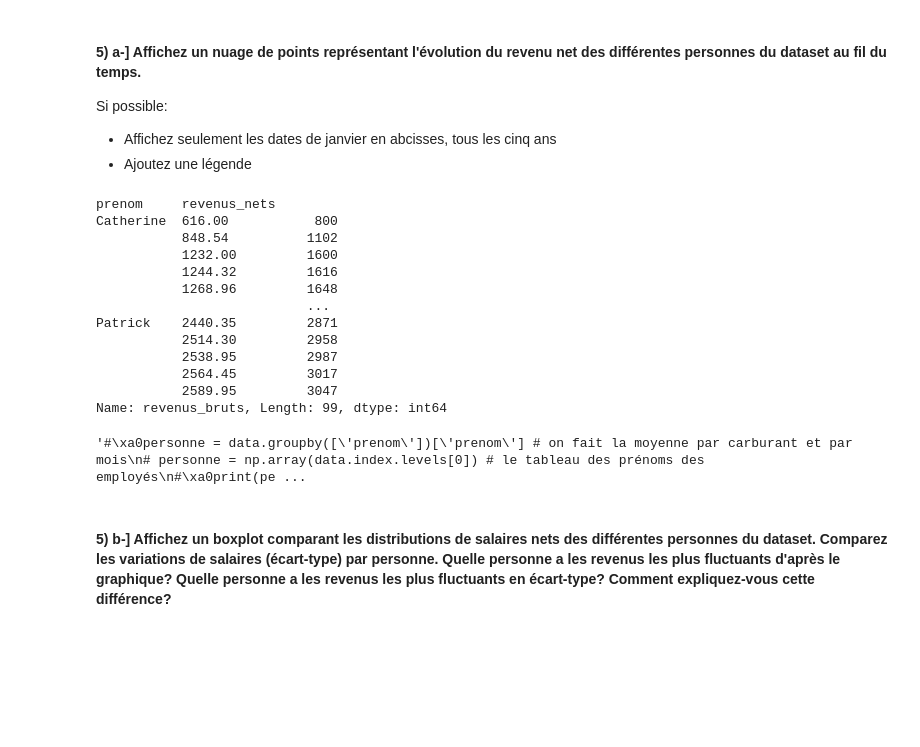
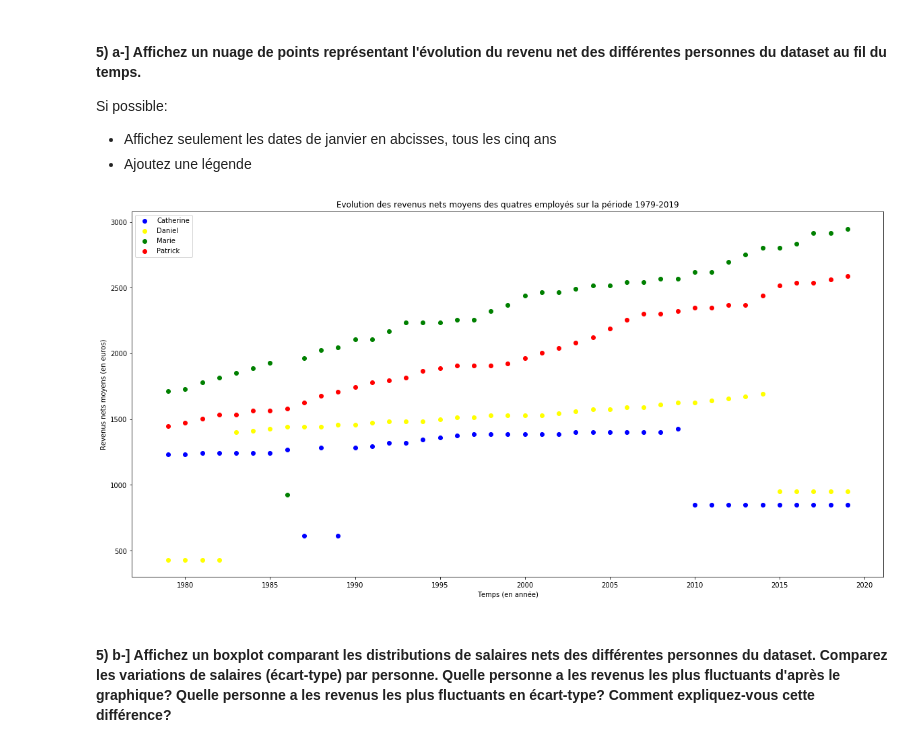
Before and after one commit to LomigFR/M2_CCN_MPS_TP5_salaires_employes, a Jupyter notebook: M2_CCN_G_COLLET_MPS_TP_NOTE_REVENUS_EMPLOYES.ipynb, the cells around one changed output. Drawn from its saved outputs; the diff is of its cells as text; code cells hidden in the pictures; blank space fills up the shorter version.

```diff
--- a/M2_CCN_G_COLLET_MPS_TP_NOTE_REVENUS_EMPLOYES.ipynb
+++ b/M2_CCN_G_COLLET_MPS_TP_NOTE_REVENUS_EMPLOYES.ipynb
@@ -226,39 +223,3 @@ print(ajout_date_complete(data))
 Si possible:
 - Affichez seulement les dates de janvier en abcisses, tous les cinq ans
 - Ajoutez une légende
-# %%
-temp = data.groupby(['prenom', 'revenus_nets'])['revenus_bruts'].mean()
-print(temp)
-# %% [output]
-prenom     revenus_nets
-Catherine  616.00           800
-           848.54          1102
-           1232.00         1600
-           1244.32         1616
-           1268.96         1648
-                           ...
-Patrick    2440.35         2871
-           2514.30         2958
-           2538.95         2987
-           2564.45         3017
-           2589.95         3047
-Name: revenus_bruts, Length: 99, dtype: int64
-# %%
-'''# personne = data.groupby(['prenom'])['prenom'] # on fait la moyenne par carburant et par mois
-# personne = np.array(data.index.levels[0]) # le tableau des prénoms des employés
-# print(personne)
-# date = np.array(data.index.levels[1])[1:11] # les mois
-
-# indiceMois = range(1,len(mois)+1)
-for i in range(len(nomCarburant)):
-    tab = np.array(res.iloc[i])
-    plt.scatter(indiceMois, tab)
-    plt.plot(indiceMois, tab)
-plt.legend(res.index)
-plt.xticks(indiceMois)
-plt.ylabel("Prix moyen (en euros)")
-plt.xlabel("Mois")
-plt.title("Évolution des prix du carburant en France au cours de l'année 2018")
-plt.show()'''
-# %% [output]
-'#\xa0personne = data.groupby([\'prenom\'])[\'prenom\'] # on fait la moyenne par carburant et par mois\n# personne = np.array(data.index.levels[0]) # le tableau des prénoms des employés\n#\xa0print(pe ...
@@ -267,2 +226,27 @@ plt.show()'''
+# %%
+### Préparation des données à traiter
+
+# Données pour l'axe des ordonnées
+revenus_nets_moyens_catherine = data.query('prenom=="Catherine"').groupby(['annee'])['revenus_nets'].mean()
+revenus_nets_moyens_marie = data.query('prenom=="Marie"').groupby(['annee'])['revenus_nets'].mean()
+revenus_nets_moyens_daniel = data.query('prenom=="Daniel"').groupby(['annee'])['revenus_nets'].mean()
+revenus_nets_moyens_patrick = data.query('prenom=="Patrick"').groupby(['annee'])['revenus_nets'].mean()
+
+# Données pour l'axe des abscisses
+tableau_date_bis = data["annee"].unique()
+
+# Préparation et affichage du graphique
+fig = plt.figure(figsize=(20, 10))
+plt.scatter(tableau_date_bis, revenus_nets_moyens_catherine, c = 'blue', label="Catherine")
+plt.scatter(tableau_date_bis, revenus_nets_moyens_daniel, c = 'yellow', label="Daniel")
+plt.scatter(tableau_date_bis, revenus_nets_moyens_marie, c = 'green', label="Marie")
+plt.scatter(tableau_date_bis, revenus_nets_moyens_patrick, c = 'red', label="Patrick")
+plt.title("Evolution des revenus nets moyens des quatres employés sur la période 1979-2019")
+plt.ylabel("Revenus nets moyens (en euros)")
+plt.xlabel("Temps (en année)")
+plt.legend()
+plt.show()
+# %% [output]
+[figure, added]
 # %% [markdown]
 #### 5) b-] Affichez un boxplot comparant les distributions de salaires nets des différentes personnes du dataset. Comparez les variations de salaires (écart-type) par personne. Quelle personne a les revenus les plus fluctuants d'après le graphique? Quelle personne a les revenus les plus fluctuants en écart-type? Comment expliquez-vous cette différence?
```
Also changed, not shown: parts of 10 cells of this notebook.
